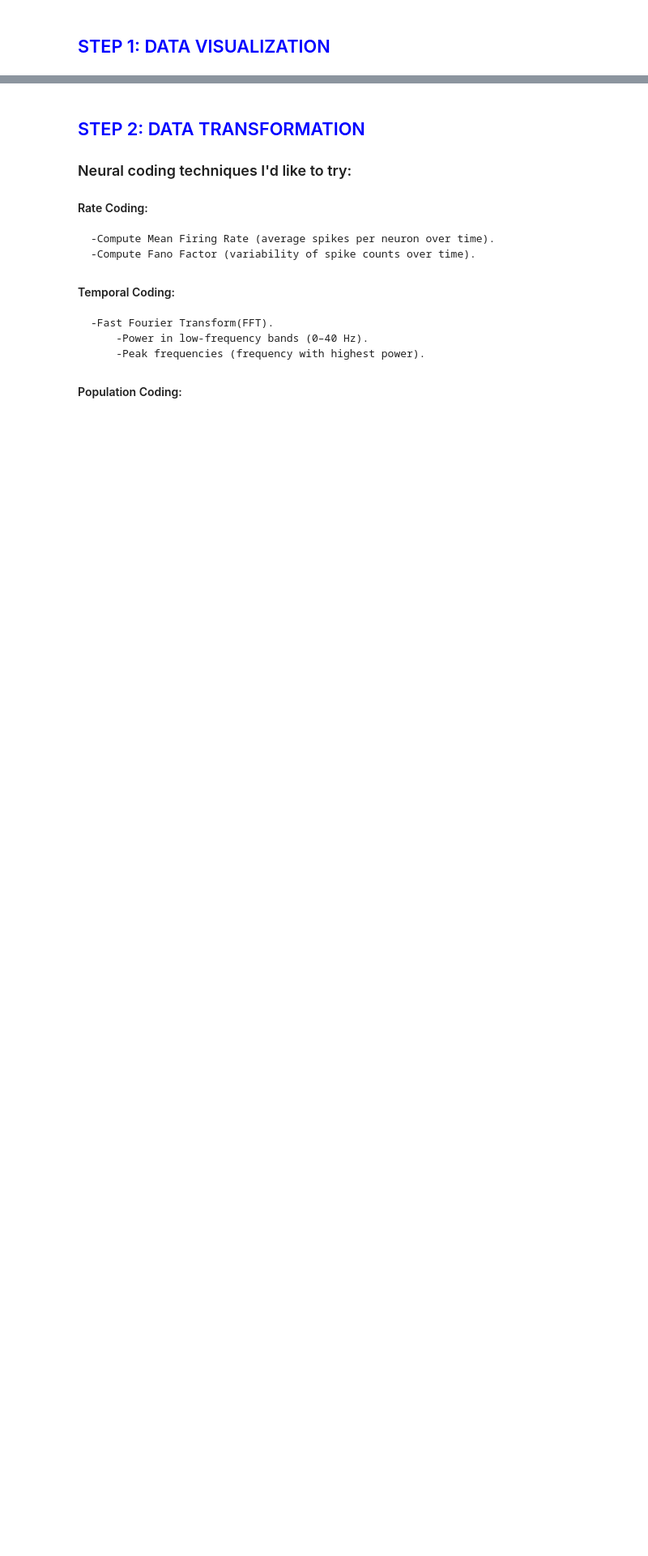
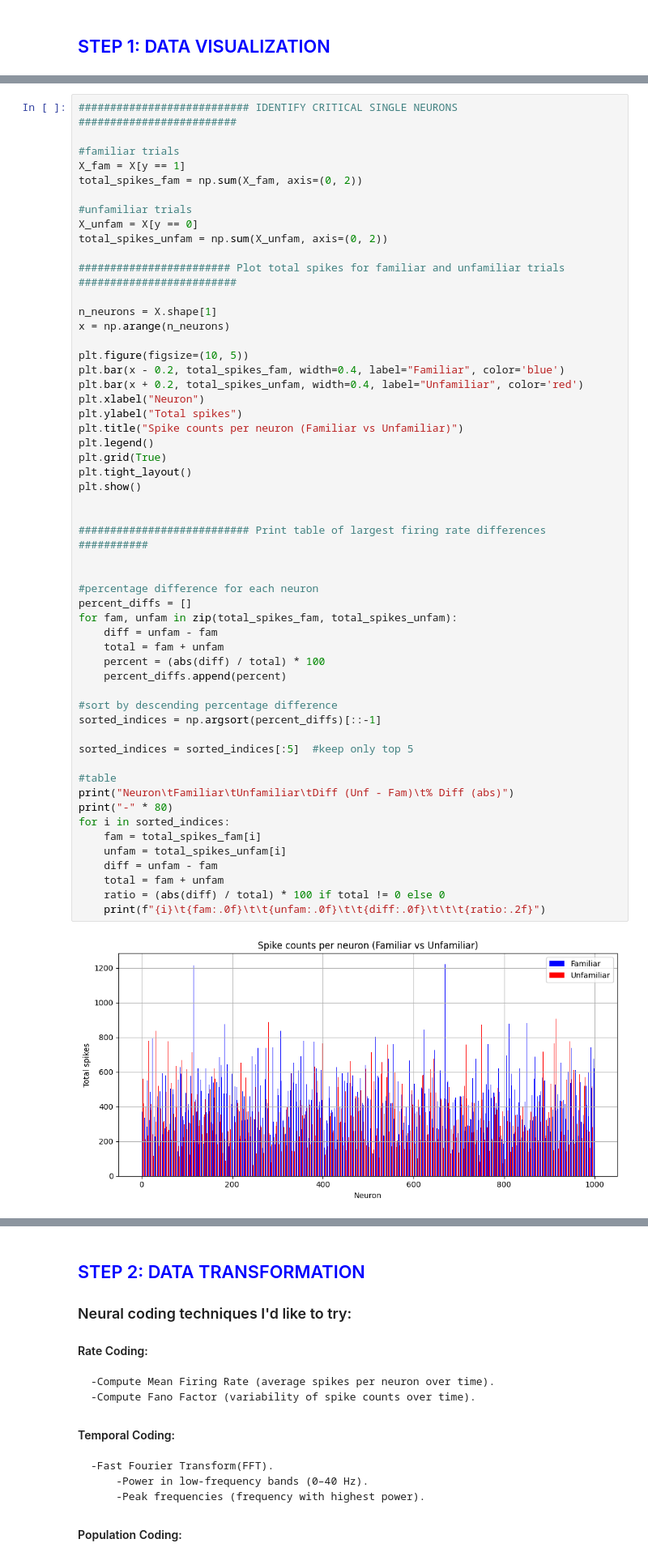
Before and after one commit to wahnsinning/Neuroinformatik_Projekt, a Jupyter notebook: main.ipynb, the cells around one changed output, grey strips where cells are left out. Shown at 81% size. Cells and saved outputs as stored; diff of their text form; blank space fills up the shorter version.

```diff
--- a/main.ipynb
+++ b/main.ipynb
@@ -38,0 +39,56 @@ plt.show()
+# %%
+########################### IDENTIFY CRITICAL SINGLE NEURONS #########################
+
+#familiar trials
+X_fam = X[y == 1]
+total_spikes_fam = np.sum(X_fam, axis=(0, 2))
+
+#unfamiliar trials
+X_unfam = X[y == 0]
+total_spikes_unfam = np.sum(X_unfam, axis=(0, 2))
+
+######################## Plot total spikes for familiar and unfamiliar trials #########################
+
+n_neurons = X.shape[1]
+x = np.arange(n_neurons)
+
+plt.figure(figsize=(10, 5))
+plt.bar(x - 0.2, total_spikes_fam, width=0.4, label="Familiar", color='blue')
+plt.bar(x + 0.2, total_spikes_unfam, width=0.4, label="Unfamiliar", color='red')
+plt.xlabel("Neuron")
+plt.ylabel("Total spikes")
+plt.title("Spike counts per neuron (Familiar vs Unfamiliar)")
+plt.legend()
+plt.grid(True)
+plt.tight_layout()
+plt.show()
+
+
+########################### Print table of largest firing rate differences ###########
+
+
+#percentage difference for each neuron
+percent_diffs = []
+for fam, unfam in zip(total_spikes_fam, total_spikes_unfam):
+    diff = unfam - fam
+    total = fam + unfam
+    percent = (abs(diff) / total) * 100
+    percent_diffs.append(percent)
+
+#sort by descending percentage difference
+sorted_indices = np.argsort(percent_diffs)[::-1]
+
+sorted_indices = sorted_indices[:5]  #keep only top 5
+
+#table
+print("Neuron\tFamiliar\tUnfamiliar\tDiff (Unf - Fam)\t% Diff (abs)")
+print("-" * 80)
+for i in sorted_indices:
+    fam = total_spikes_fam[i]
+    unfam = total_spikes_unfam[i]
+    diff = unfam - fam
+    total = fam + unfam
+    ratio = (abs(diff) / total) * 100 if total != 0 else 0
+    print(f"{i}\t{fam:.0f}\t\t{unfam:.0f}\t\t{diff:.0f}\t\t\t{ratio:.2f}")
+# %% [output]
+[figure, added]
```
Also changed, not shown: parts of 29 cells of this notebook.
